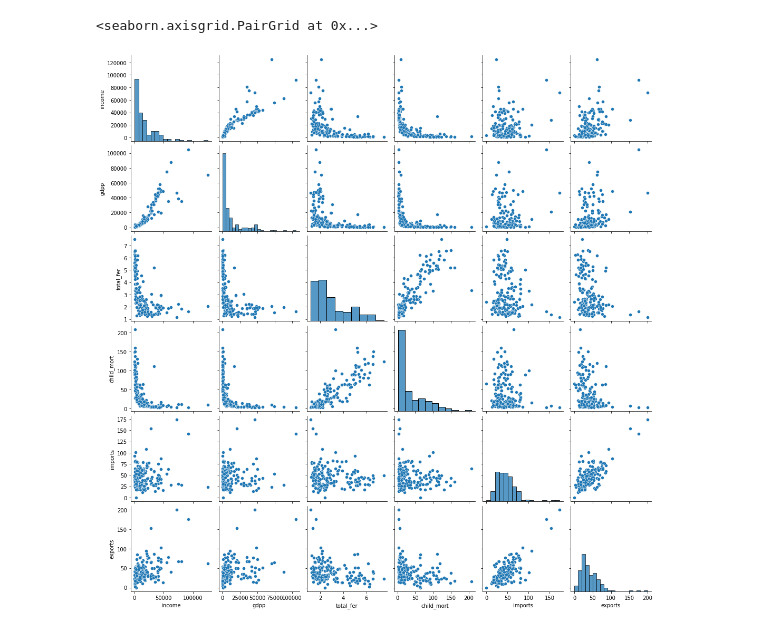
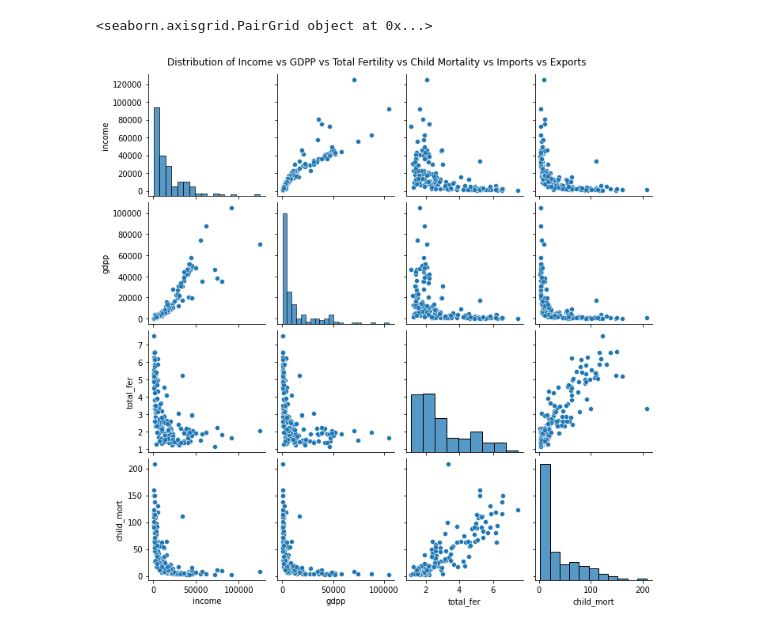
Before and after one commit to ikollipara/Data-Science, a Jupyter notebook: UN Problem/un_2.ipynb, the cells around one changed output. Drawn from its saved outputs; the diff is of its cells as text; code cells hidden in the pictures.

```diff
--- a/UN Problem/un_2.ipynb
+++ b/UN Problem/un_2.ipynb
@@ -37,8 +38,19 @@ df.select([
 | income-gdpp | income-total_fer | income-child_mort | imports-exports | total_fer-child_mort | gdpp-child_mort |
 | f64 | f64 | f64 | f64 | f64 | f64 |
 | 0.895571 | -0.5018 | -0.524315 | 0.737381 | 0.848478 | -0.483032 |
-# %%
-sb.pairplot(df.select(pl.col(["income", "gdpp", "total_fer", "child_mort", "imports", "exports"])).collect().to_pandas())
-# %% [output]
-<seaborn.axisgrid.PairGrid at 0x...>
-[figure, removed]
+# %%
+plt = sb.pairplot(
+    df.select(
+        pl.col(
+            ["income", "gdpp", "total_fer", "child_mort"]
+            )
+        )
+    .collect()
+    .to_pandas()
+)
+plt.fig.subplots_adjust(top=.95)
+plt.fig.suptitle("Distribution of Income vs GDPP vs Total Fertility vs Child Mortality vs Imports vs Exports")
+print(plt)
+# %% [output]
+<seaborn.axisgrid.PairGrid object at 0x...>
+[figure, added]
```
Also changed, not shown: parts of 21 cells of this notebook.
